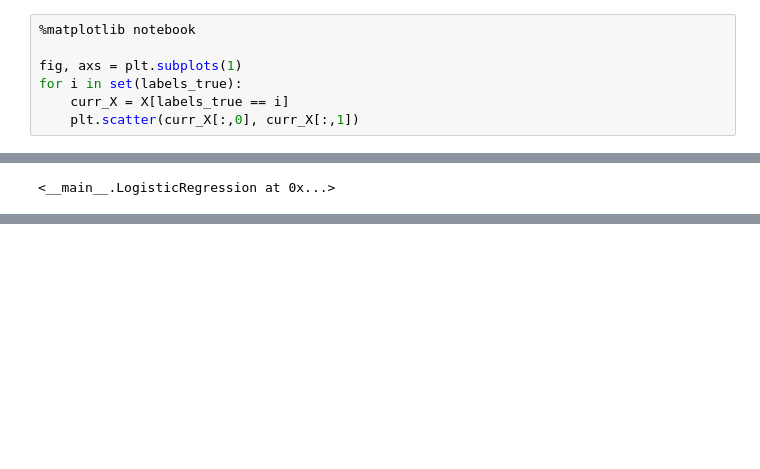
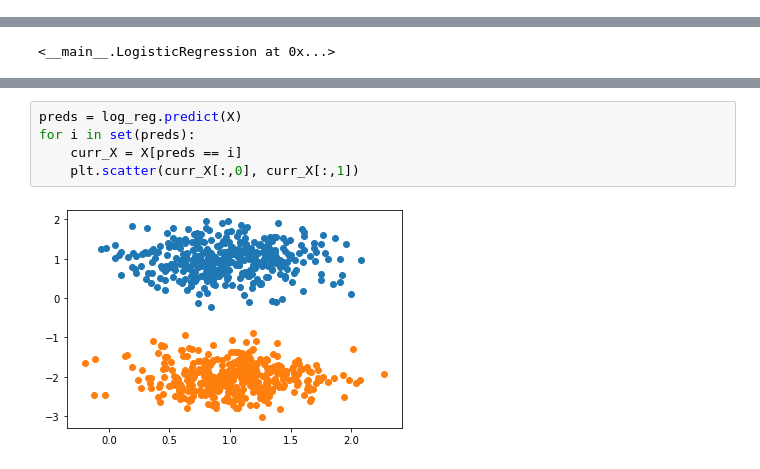
Before and after one commit to alxhrzg/FromScratch, a Jupyter notebook: Logistic Regression.ipynb, the cells around one changed output, grey strips where cells are left out. Drawn from its saved outputs; the diff is of its cells as text; blank space fills up the shorter version.

```diff
--- a/Logistic Regression.ipynb
+++ b/Logistic Regression.ipynb
@@ -12,10 +12,3 @@ X, labels_true = make_blobs(
     cluster_std=0.4,
     random_state=0
 )
-# %%
-%matplotlib notebook
-
-fig, axs = plt.subplots(1)
-for i in set(labels_true):
-    curr_X = X[labels_true == i]
-    plt.scatter(curr_X[:,0], curr_X[:,1])
@@ -149,0 +137,7 @@ plt.scatter(X[:,0], X[:,1])
+# %%
+preds = log_reg.predict(X)
+for i in set(preds):
+    curr_X = X[preds == i]
+    plt.scatter(curr_X[:,0], curr_X[:,1])
+# %% [output]
+[figure, added]
```
Also changed, not shown: parts of 4 cells of this notebook, 3 other files.
